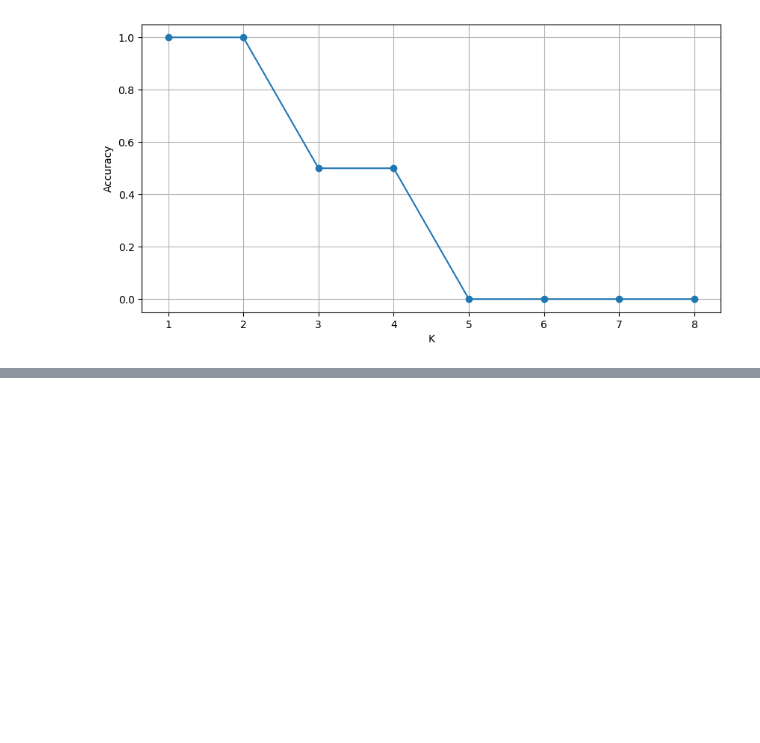
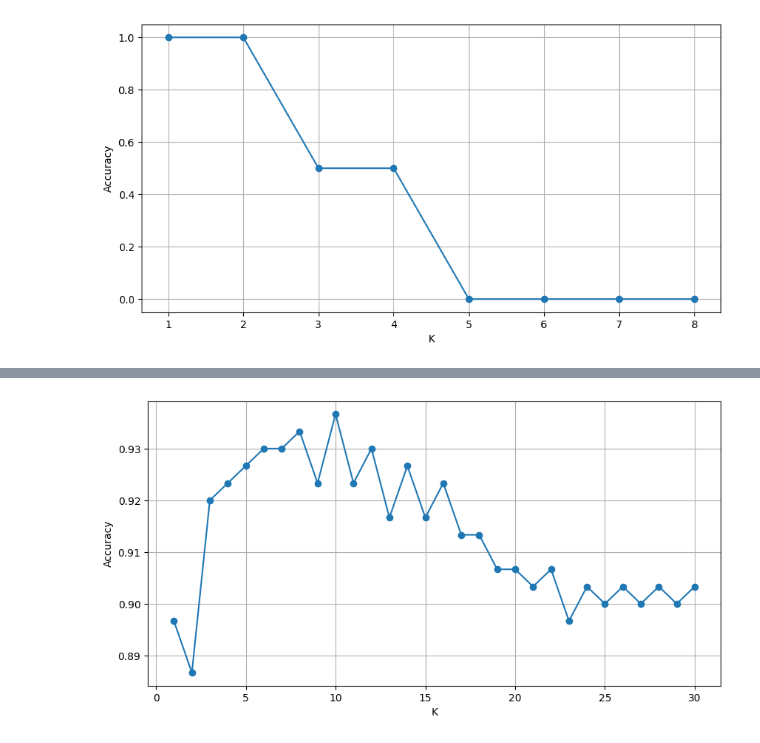
Before and after one commit to ghosh-vishnu/Python_Evening-AI-ML-5-30-PM, a Jupyter notebook: knn.ipynb, the cells around one changed output, grey strips where cells are left out. Saved outputs shown, nothing was run; the diff lists cells and outputs as text; code cells hidden in the pictures; blank space fills up the shorter version.

Commit message:
Save KNN Model Supervised Learning Done

```diff
--- a/knn.ipynb
+++ b/knn.ipynb
@@ -365,0 +432,3 @@ plt.show()
+# %%
+import pandas as pd
+df=pd.read_excel("student_placement_1500.xlsx")
@@ -365,0 +500,3 @@ plt.show()
+# %%
+X=df.drop(['Student_ID','Placed'],axis=1)
+y=df['Placed']
@@ -365,0 +568,23 @@ plt.show()
+# %%
+# Create KNN model
+from sklearn.neighbors import KNeighborsClassifier
+
+model=KNeighborsClassifier(
+    n_neighbors=5,
+    metric='minkowski',
+    p=2
+)
+# Train Model
+model.fit(X_train_scaled,y_train)
+
+# Model Prediction
+
+y_pred=model.predict(X_test_scaled)
+
+# Model Evalution
+from sklearn.metrics import accuracy_score
+from sklearn.metrics import confusion_matrix
+from sklearn.metrics import classification_report
+
+print('Accuracy')
+print(accuracy_score(y_test,y_pred))
@@ -365,0 +611,18 @@ plt.show()
+# %%
+import matplotlib.pyplot as plt
+accuracy = []
+# max_k = len(X_train)
+for k in range(1, 31):
+    knn = KNeighborsClassifier(n_neighbors=k)
+    knn.fit(X_train_scaled, y_train)
+    pred = knn.predict(X_test_scaled)
+    acc = accuracy_score(y_test, pred)
+    accuracy.append(acc)
+plt.figure(figsize=(10,5))
+plt.plot(range(1,31), accuracy, marker="o")
+plt.xlabel("K")
+plt.ylabel("Accuracy")
+plt.grid(True)
+plt.show()
+# %% [output]
+[figure, added]
```
Also changed, not shown: parts of 33 cells of this notebook, 9 other files.
